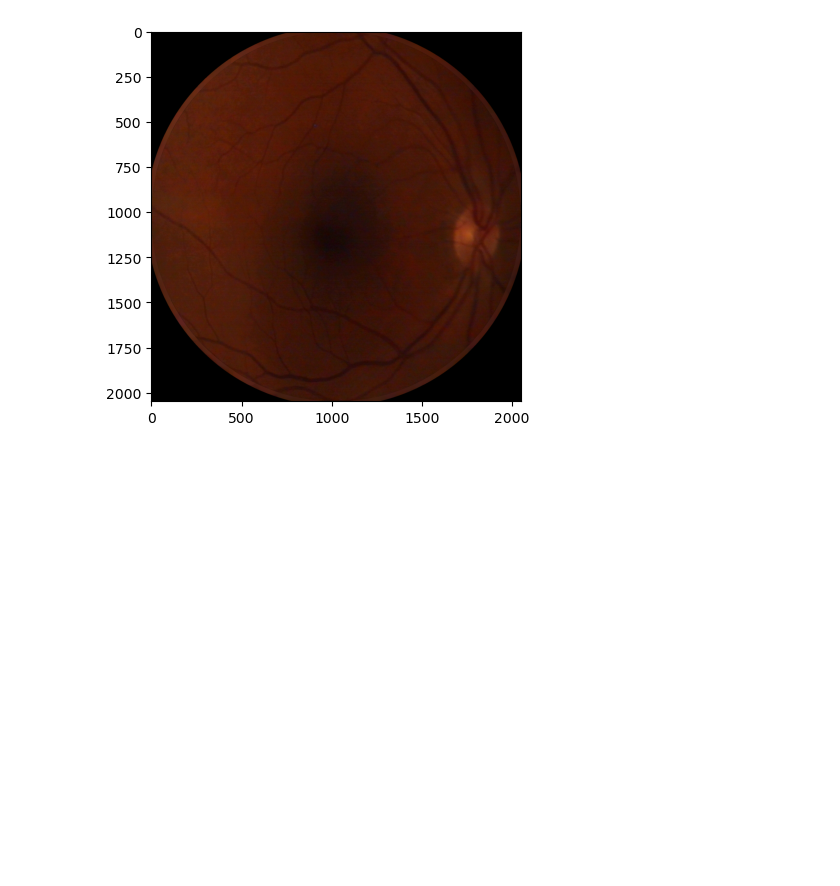
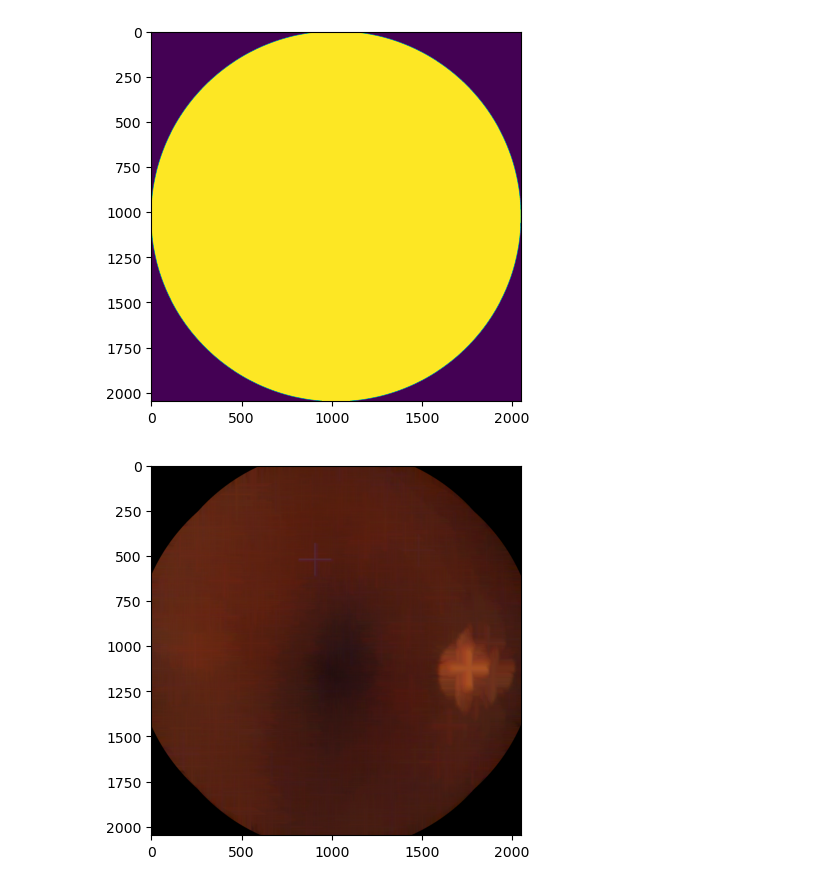
Before and after one commit to florianbasset/fundus-preprocessor-toolkit, a Jupyter notebook: notebook/test_dilate.ipynb, the cells around one changed output. Cells and saved outputs as stored; diff of their text form; code cells hidden in the pictures; blank space fills up the shorter version.

```diff
--- a/notebook/test_dilate.ipynb
+++ b/notebook/test_dilate.ipynb
@@ -3,12 +3,14 @@ import cv2
 
 import matplotlib.pyplot as plt
 # %%
-img = cv2.imread("../data/image_1.png")[:, :, ::-1]
+img = cv2.imread("../data/image_1.png")[:, :, ::-1] #comme la fonction cv2.cvtColor
 # H x W x C
 roi = img[:, :, 0] > 10
-img_dilated = cv2.dilate(img, cv2.getStructuringElement(cv2.MORPH_ELLIPSE, (175, 175)))
-
+plt.show(plt.imshow(roi))
+img_dilated = cv2.dilate(img, cv2.getStructuringElement(cv2.MORPH_DILATE, (175, 175)))
+plt.show(plt.imshow(img_dilated))
 img_dilated[roi] = img[roi]
 plt.show(plt.imshow(img_dilated))
 # %% [output]
-[figure, old version]
+[figure, new version]
+[figure, added]
```
Also changed, not shown: parts of 1 cell of this notebook, 2 other files.
